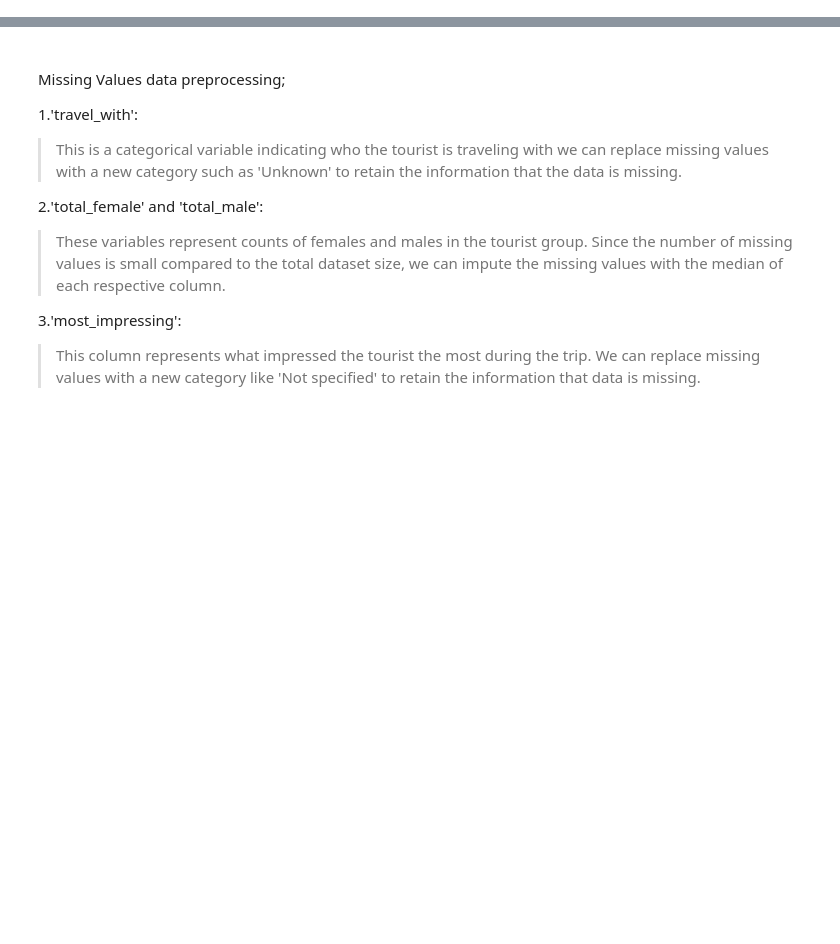
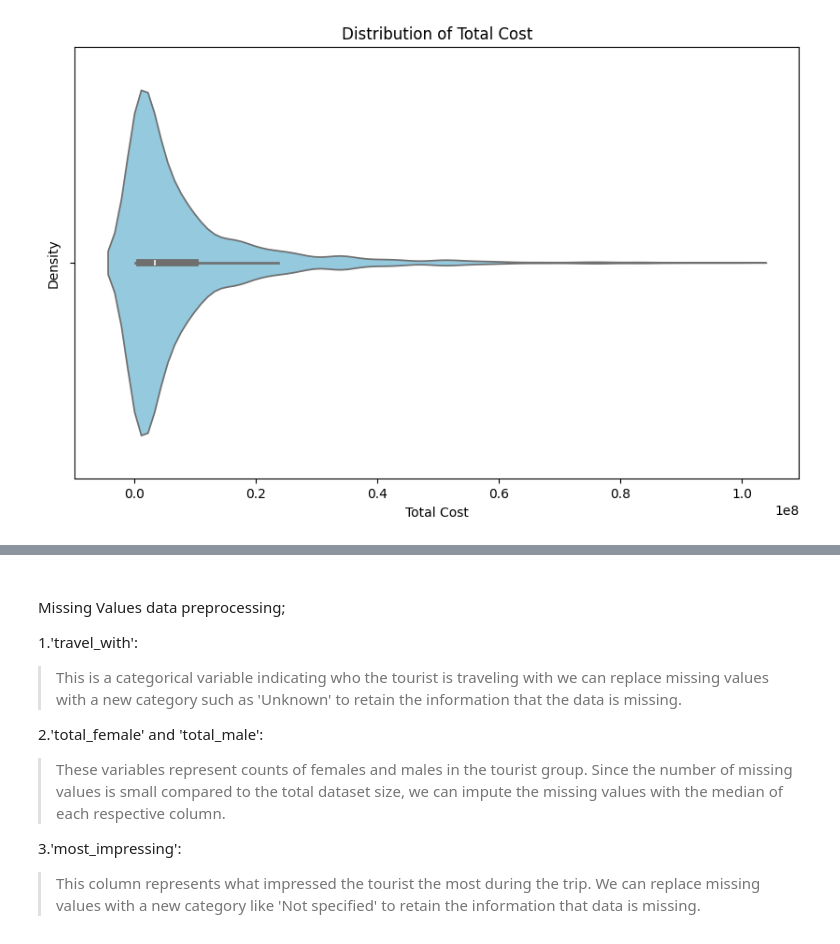
Before and after one commit to marshmoses/Tanzania_Tourism_Prediction, a Jupyter notebook: main.ipynb, the cells around one changed output, grey strips where cells are left out. Saved outputs shown, nothing was run; the diff lists cells and outputs as text; code cells hidden in the pictures; blank space fills up the shorter version.

```diff
--- a/main.ipynb
+++ b/main.ipynb
@@ -198,0 +294,18 @@ dtype: int64
+# %%
+
+import seaborn as sns
+import matplotlib.pyplot as plt
+
+# Create a violin plot
+plt.figure(figsize=(10, 6))
+sns.violinplot(x='total_cost', data=Train, color='skyblue')
+
+# Add title and labels
+plt.title('Distribution of Total Cost')
+plt.xlabel('Total Cost')
+plt.ylabel('Density')
+
+# Show plot
+plt.show()
+# %% [output]
+[figure, added]
```
Also changed, not shown: parts of 90 cells of this notebook, 2 other files.
